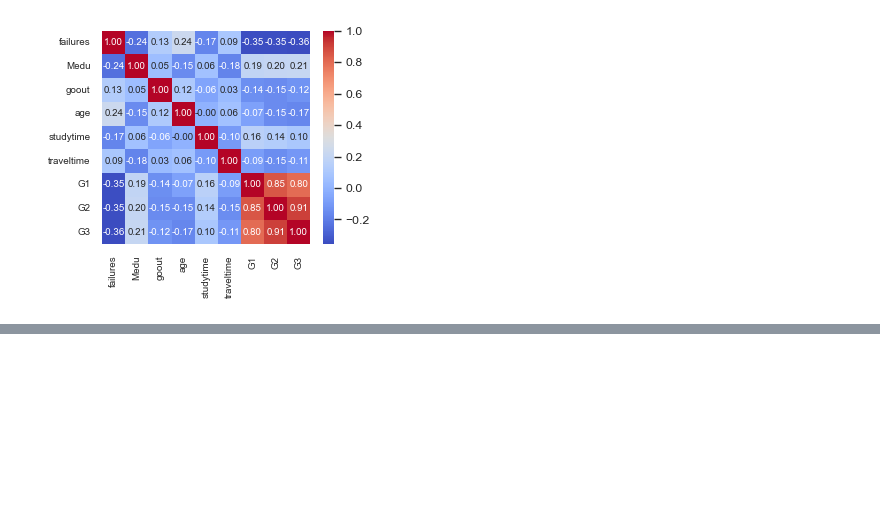
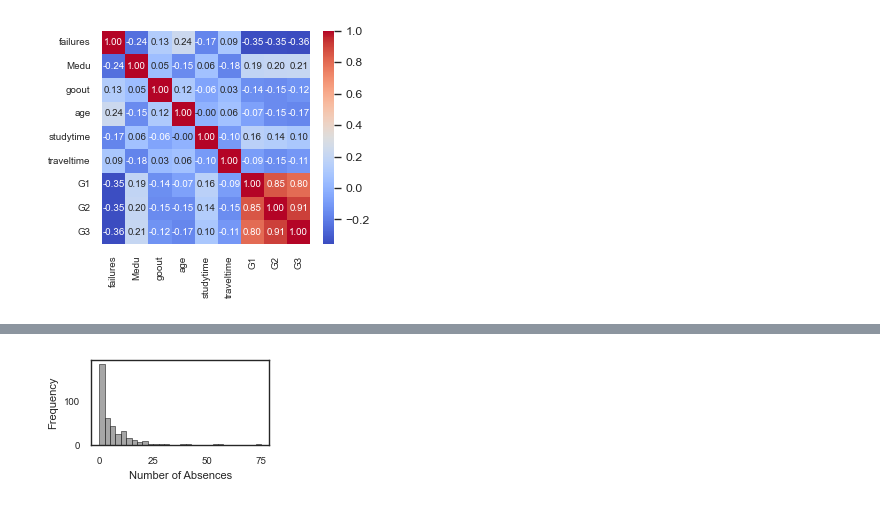
Before and after one commit to Nate-Kim/Grade-Prediction, a Jupyter notebook: NateEDA.ipynb, the cells around one changed output, grey strips where cells are left out. Drawn from its saved outputs; the diff is of its cells as text; code cells hidden in the pictures; blank space fills up the shorter version.

```diff
--- a/NateEDA.ipynb
+++ b/NateEDA.ipynb
@@ -190,0 +229,28 @@ plt.show()
+# %%
+import pandas as pd
+import seaborn as sns
+import matplotlib.pyplot as plt
+
+# Load data
+data = pd.read_csv("Math-Students.csv", sep=",")
+
+# Set style
+sns.set_theme(style='white')
+sns.set_context("paper")
+
+# Plot absences distribution
+plt.figure(figsize=(2.5, 1.5))
+sns.histplot(data['absences'], bins=30,
+             color='gray', edgecolor='k', linewidth=0.4, alpha=0.7)
+
+plt.xlabel('Number of Absences', fontsize=8)
+plt.ylabel('Frequency', fontsize=8)
+plt.title('', fontsize=10)
+plt.xticks(fontsize=7)
+plt.yticks(fontsize=7)
+
+plt.tight_layout()
+plt.savefig('Absences_Distribution.pdf', dpi=300, bbox_inches='tight')
+plt.show()
+# %% [output]
+[figure, added]
```
Also changed, not shown: parts of 2 cells of this notebook.
